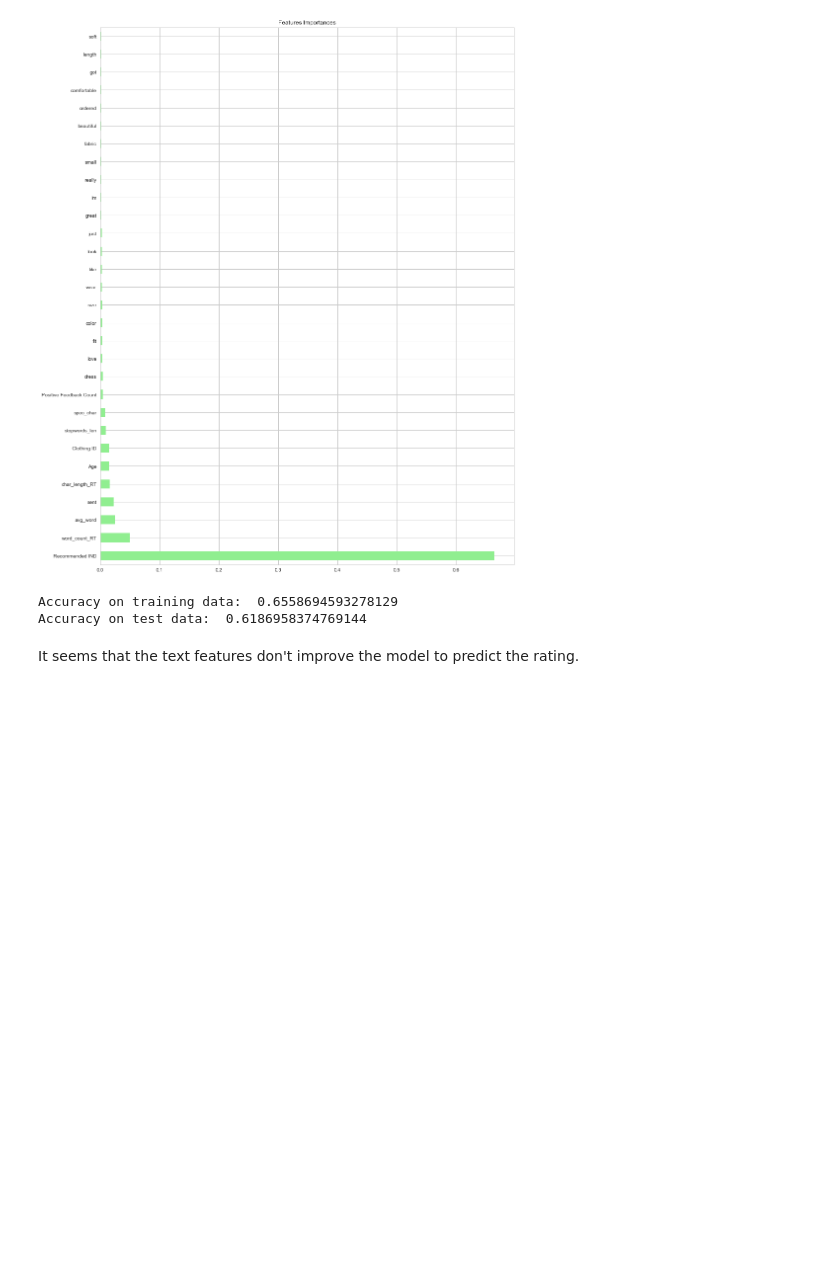
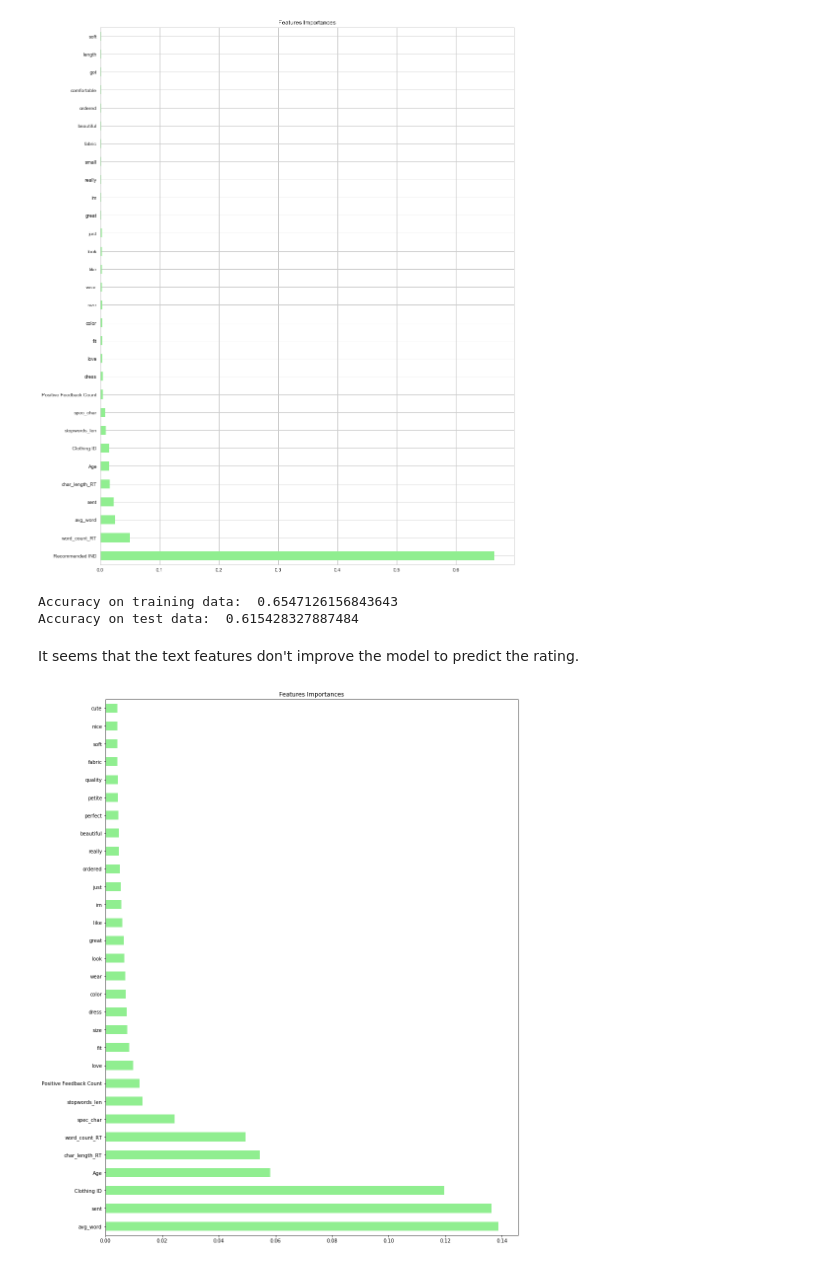
Before and after one commit to LisaB83/Analysis-on-e-commerce-reviews, a Jupyter notebook: Capstone_Project_Machine_Learning.ipynb, the cells around one changed output. Saved outputs shown, nothing was run; the diff lists cells and outputs as text; code cells hidden in the pictures; blank space fills up the shorter version.

```diff
--- a/Capstone_Project_Machine_Learning.ipynb
+++ b/Capstone_Project_Machine_Learning.ipynb
@@ -1087,7 +1087,7 @@ X_train, X_test, y_train, y_test = train_test_split(X, y,test_size=0.3,random_st
 
 # Training our model: random forest classifier
 #ran = RandomForestClassifier(n_estimators=50, random_state=0)
-ran = RandomForestClassifier(n_estimators=100, max_depth=13, min_samples_split=5, min_samples_leaf=1, max_leaf_nodes=85)
+ran = RandomForestClassifier(n_estimators=150, max_depth=13, min_samples_split=5, min_samples_leaf=1, max_leaf_nodes=85)
 
 # Fit the model to the training data
 mod1 = ran.fit(X_train, y_train)
@@ -1098,7 +1098,49 @@ test_accuracy = ran.score(X_test, y_test)
 print ("Accuracy on training data: ", training_accuracy)
 print ("Accuracy on test data: ", test_accuracy)
 # %% [output]
-Accuracy on training data:  0.6558694593278129
-Accuracy on test data:  0.6186958374769144
+Accuracy on training data:  0.6547126156843643
+Accuracy on test data:  0.615428327887484
 # %% [markdown]
 It seems that the text features don't improve the model to predict the rating.
+# %%
+to_drop = ['Recommended IND']
+new_model_tot = model_tot_dropped.drop(to_drop, axis=1)
+
+
+
+X = new_model_tot.drop('Rating', axis=1)
+y = new_model_tot.Rating
+
+#SEED = 1
+# Split dataset into 70% train and 30% test
+X_train, X_test, y_train, y_test = train_test_split(X, y,test_size=0.3)
+
+# Import RandomForestRegressor
+from sklearn.ensemble import RandomForestRegressor
+
+# Instantiate rf
+rf = RandomForestRegressor(n_estimators=1000,
+            random_state=2)
+
+# Fit rf to the training set
+rf.fit(X_train, y_train)
+
+
+# Predict the test set labels
+y_pred = rf.predict(X_test)
+
+
+# Create a pd.Series of features importances
+importances = pd.Series(data=rf.feature_importances_, index= X_train.columns)
+
+# Sort importances
+importances_sorted = importances.sort_values()
+
+# Draw a horizontal barplot of importances_sorted
+plt.subplots(figsize=(15,20))
+importances.nlargest(30).plot(kind='barh', color='lightgreen')
+plt.title('Features Importances')
+plt.savefig('feature_selection_total_withoutRec.jpg', bbox_inches= 'tight')
+plt.show()
+# %% [output]
+[figure, added]
```
Also changed, not shown: parts of 1 cell of this notebook.
